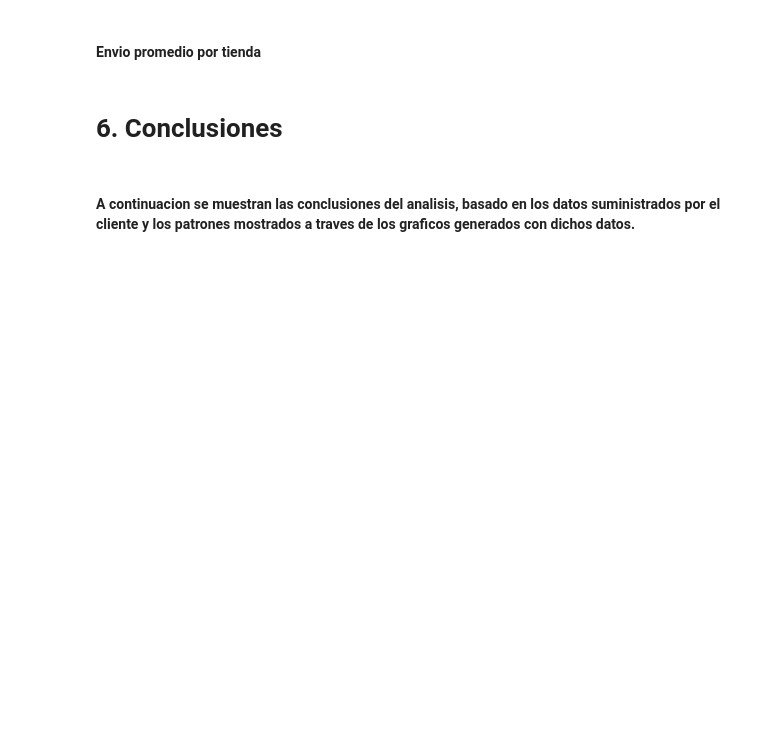
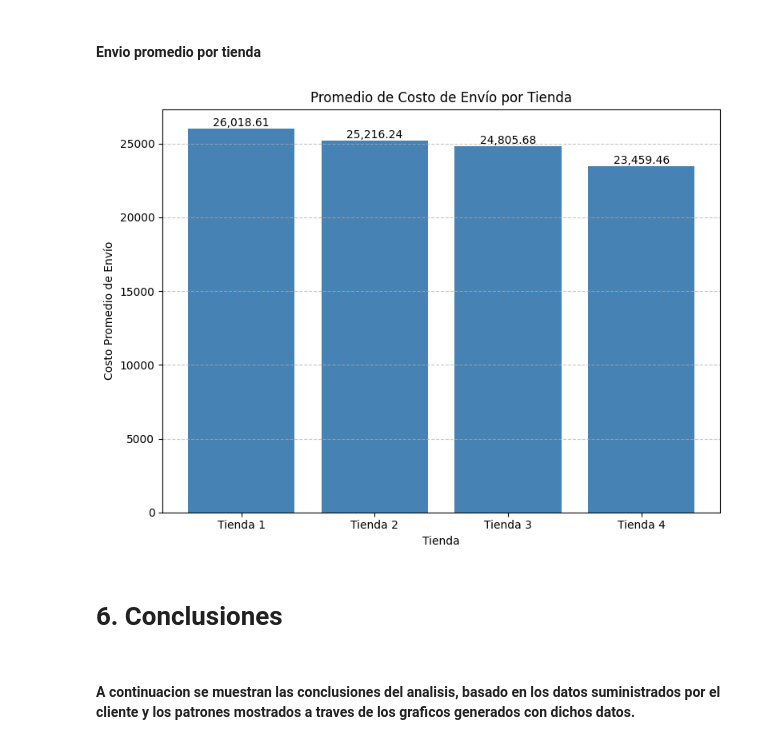
Before and after one commit to ojsilvera/AlluraG8_2025_Challenge_Alura_Store, a Jupyter notebook: AluraStoreLatam.ipynb, the cells around one changed output. Cells and saved outputs as stored; diff of their text form; code cells hidden in the pictures; blank space fills up the shorter version.

```diff
--- a/AluraStoreLatam.ipynb
+++ b/AluraStoreLatam.ipynb
@@ -452,5 +516,32 @@ plt.show()
 # %% [markdown]
 #### Envio promedio por tienda
+# %%
+# analisis de envios por tienda
+
+import matplotlib.pyplot as plt
+
+# Datos
+tiendas = analisisEnvios['Tienda']
+costos = analisisEnvios['Promedio Costo Envio']
+
+# Crear gráfico
+plt.figure(figsize=(8, 6))
+bars = plt.bar(tiendas, costos, color='steelblue')
+
+# Agregar etiquetas encima de las barras
+for bar in bars:
+    yval = bar.get_height()
+    plt.text(bar.get_x() + bar.get_width()/2, yval, f'{yval:,.2f}', ha='center', va='bottom')
+
+# Estética
+plt.title('Promedio de Costo de Envío por Tienda')
+plt.xlabel('Tienda')
+plt.ylabel('Costo Promedio de Envío')
+plt.tight_layout()
+plt.grid(axis='y', linestyle='--', alpha=0.7)
+plt.show()
+# %% [output]
+[figure, added]
 # %% [markdown]
 # 6. Conclusiones
 # %% [markdown]
```
Also changed, not shown: parts of 3 cells of this notebook.
